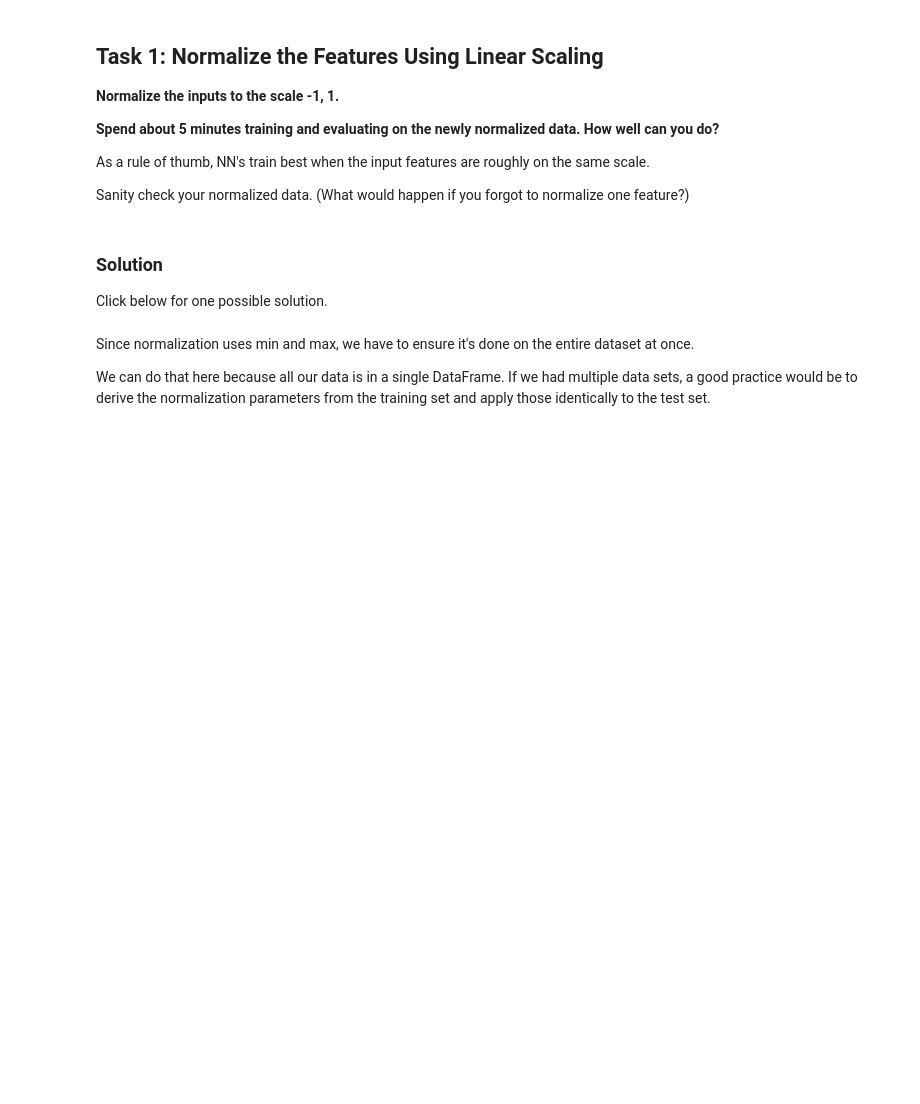
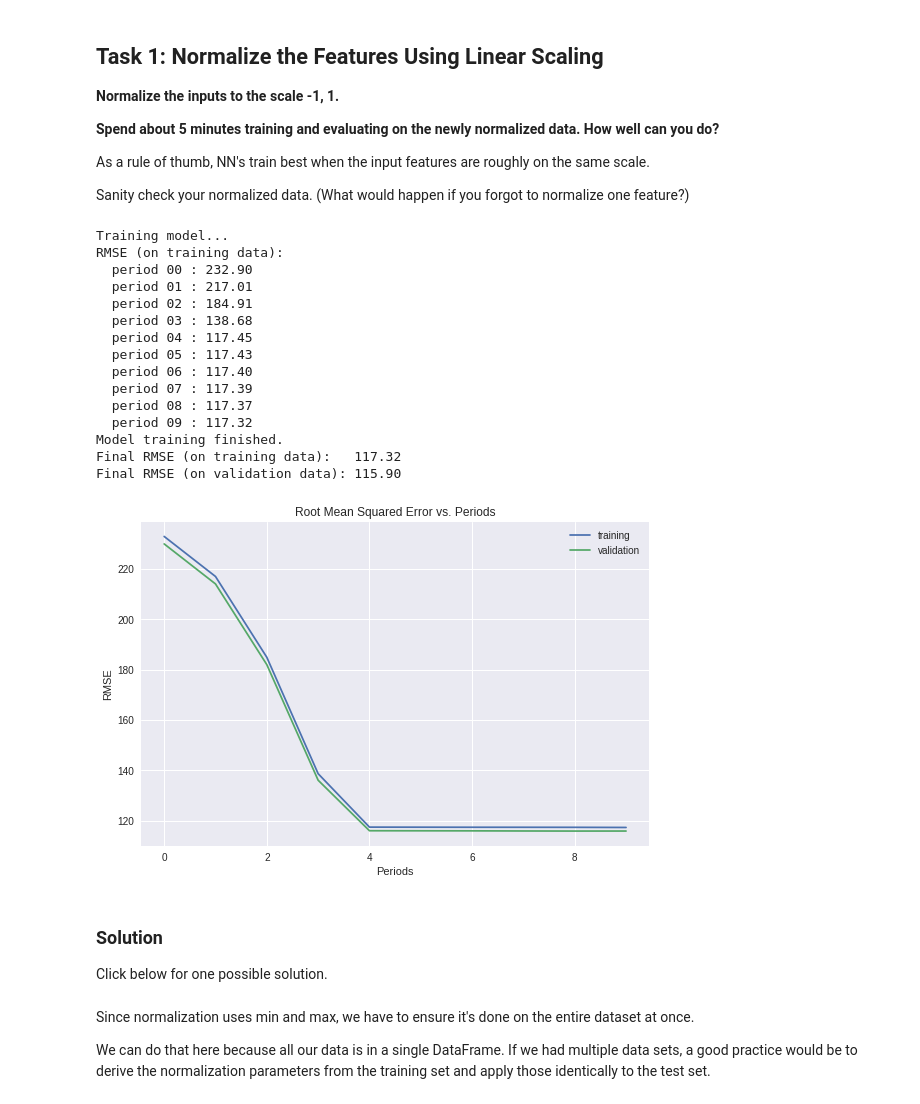
Before and after one commit to tenvol/tsf00, a Jupyter notebook: improving_neural_net_performance.ipynb, the cells around one changed output. Saved outputs shown, nothing was run; the diff lists cells and outputs as text; code cells hidden in the pictures; blank space fills up the shorter version.

```diff
--- a/improving_neural_net_performance.ipynb
+++ b/improving_neural_net_performance.ipynb
@@ -470,3 +470,14 @@ Name: median_income, dtype: float64
 rooms_per_person
 9417   1.9
 Name: rooms_per_person, dtype: float64
+# %%
+def normalize_linear_scale(examples_dataframe):
+  """Returns a version of the input `DataFrame` that has all its features normalized linearly."""
+  #
+  # Your code here: normalize the inputs.
+  #
+  normalized_df = pd.DataFrame()
+  for col_name in examples_dataframe:
+    normalized_df = pd.DataFrame(linear_scale(examples_dataframe[str(col_name)]))
+  #pass
+  return normalized_df
@@ -483,25 +510,44 @@ Sanity check your normalized data.  (What would happen if you forgot to normaliz
 # %%
 def normalize_linear_scale(examples_dataframe):
   """Returns a version of the input `DataFrame` that has all its features normalized linearly."""
   #
   # Your code here: normalize the inputs.
   #
-
-  pass
+  for col_name in examples_dataframe:
+    normalized_df = pd.DataFrame(linear_scale(examples_dataframe[str(col_name)]))
+  #pass
+  return normalized_df
 
 normalized_dataframe = normalize_linear_scale(preprocess_features(california_housing_dataframe))
 normalized_training_examples = normalized_dataframe.head(12000)
 normalized_validation_examples = normalized_dataframe.tail(5000)
 
 _ = train_nn_regression_model(
     my_optimizer=tf.train.GradientDescentOptimizer(learning_rate=0.0007),
     steps=5000,
     batch_size=70,
     hidden_units=[10, 10],
     training_examples=normalized_training_examples,
     training_targets=training_targets,
     validation_examples=normalized_validation_examples,
     validation_targets=validation_targets)
+# %% [output]
+Training model...
+RMSE (on training data):
+  period 00 : 232.90
+  period 01 : 217.01
+  period 02 : 184.91
+  period 03 : 138.68
+  period 04 : 117.45
+  period 05 : 117.43
+  period 06 : 117.40
+  period 07 : 117.39
+  period 08 : 117.37
+  period 09 : 117.32
+Model training finished.
+Final RMSE (on training data):   117.32
+Final RMSE (on validation data): 115.90
+[figure, added]
 # %% [markdown]
 ### Solution
 
```
Also changed, not shown: parts of 1 cell of this notebook.
